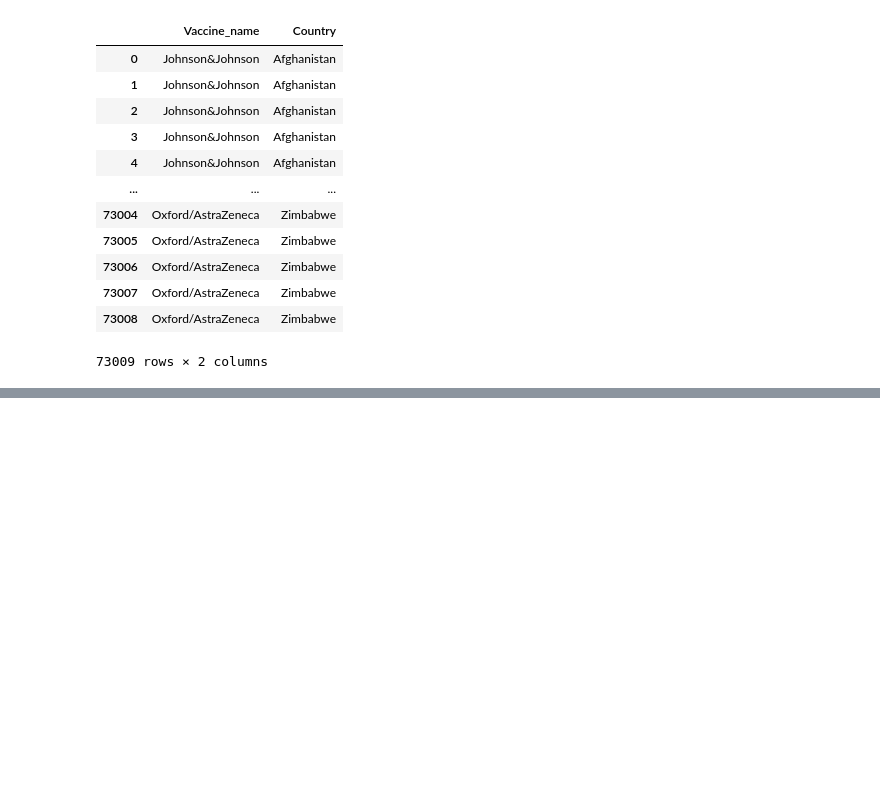
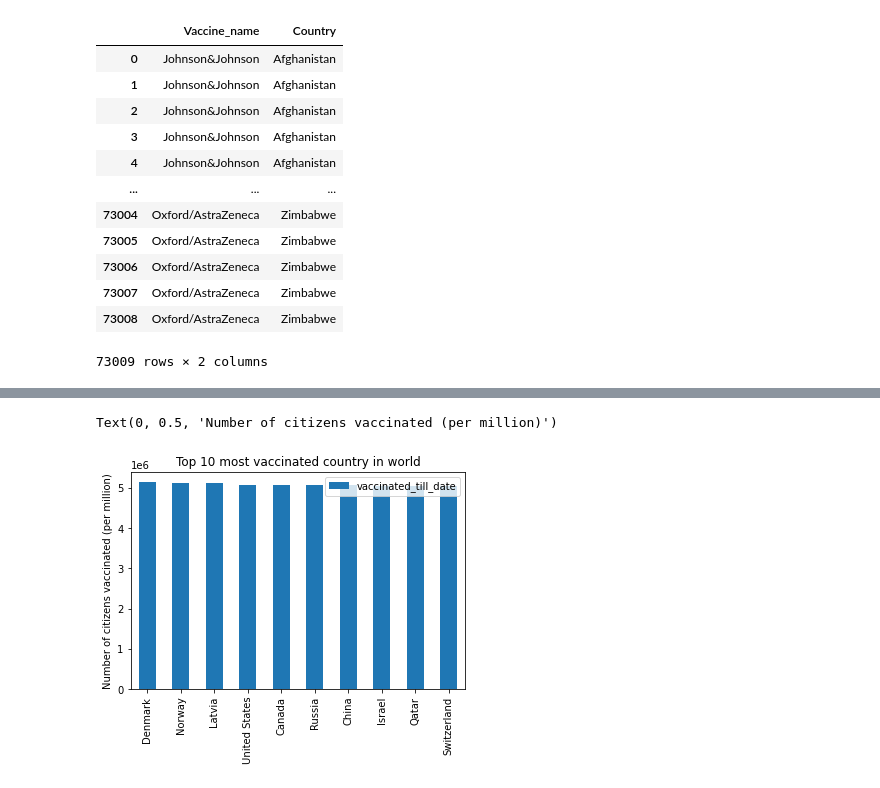
Before and after one commit to usndangol97/Covid19-world-vaccination, a Jupyter notebook: covid-19.ipynb, the cells around one changed output, grey strips where cells are left out. Drawn from its saved outputs; the diff is of its cells as text; code cells hidden in the pictures; blank space fills up the shorter version.

```diff
--- a/covid-19.ipynb
+++ b/covid-19.ipynb
@@ -344,0 +448,13 @@ plt.show()
+# %%
+vaccinated_in_country = {}
+for country in df.country.unique():
+    vaccinated_count = 0
+    for i in range(len(df[df["country"]==country])):
+        vaccinated_count += df["daily_vaccinations"][i]
+
+    vaccinated_in_country[country] = vaccinated_count
+
+vaccinated_in_country_df = pd.DataFrame.from_dict(vaccinated_in_country, orient="index")
+vaccinated_in_country_df.columns = ["vaccinated_till_date"]
+vaccinated_in_country_df.sort_values(by="vaccinated_till_date", ascending=False, inplace=True)
+vaccinated_in_country_df.head(20)
@@ -344,0 +479,7 @@ plt.show()
+# %%
+vaccinated_in_country_df.iloc[:10].plot(kind="bar")
+plt.title("Top 10 most vaccinated country in world")
+plt.ylabel("Number of citizens vaccinated (per million)")
+# %% [output]
+Text(0, 0.5, 'Number of citizens vaccinated (per million)')
+[figure, added]
```
Also changed, not shown: parts of 43 cells of this notebook.
